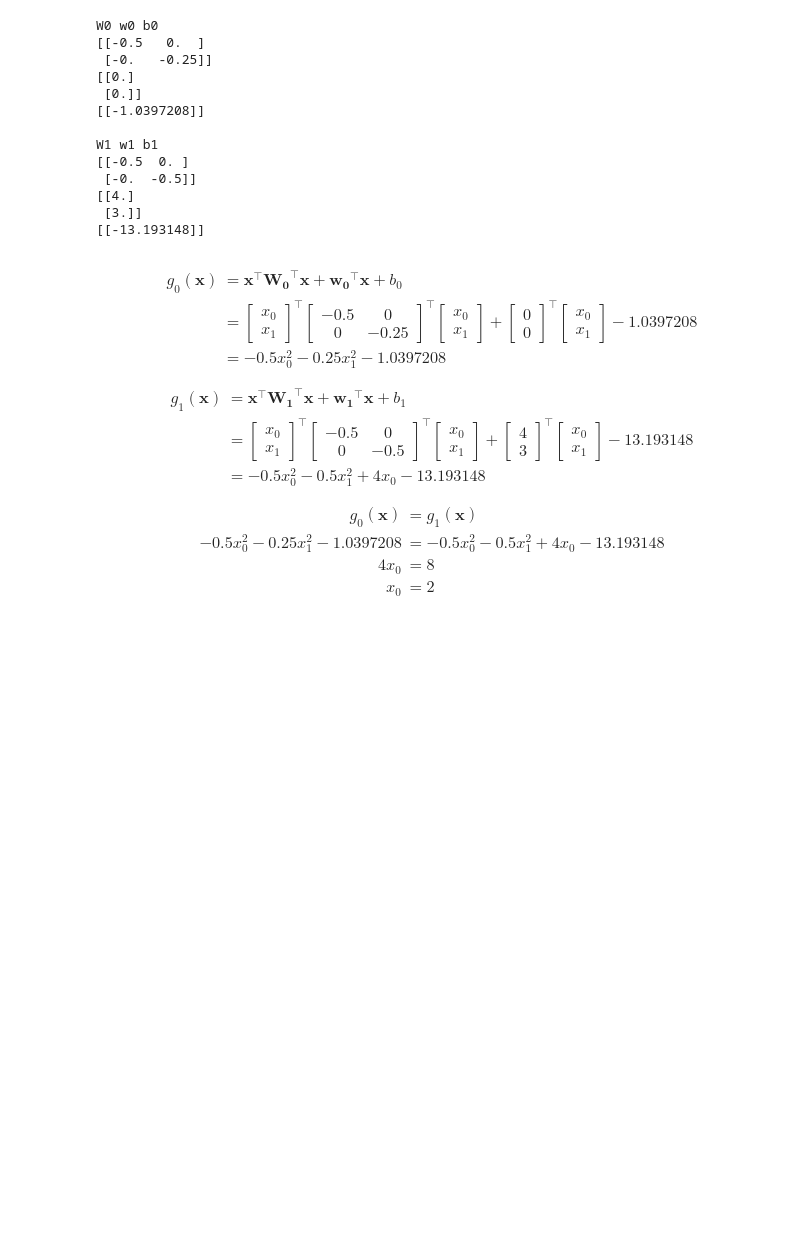
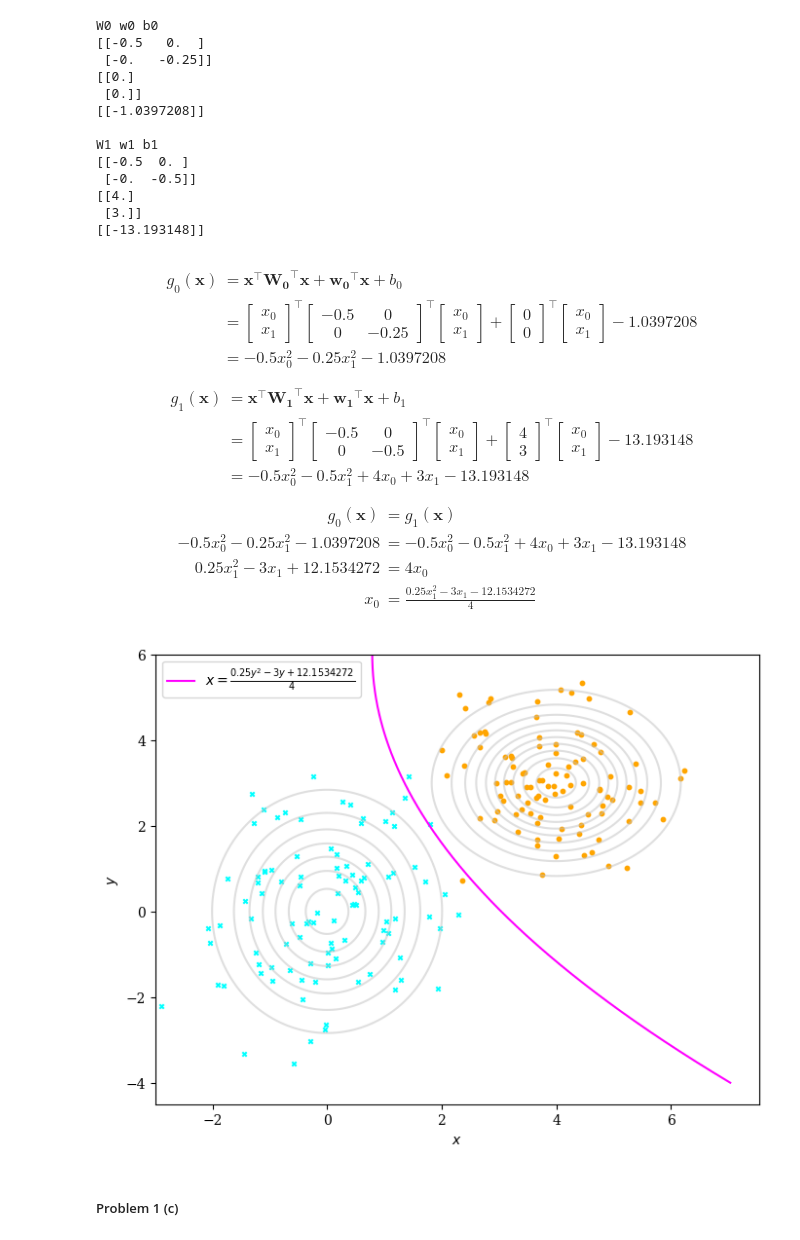
Before and after one commit to hongbozheng/machine-learning-signal-processing, a Jupyter notebook: problem_set_3/Untitled.ipynb, the cells around one changed output. Saved outputs shown, nothing was run; the diff lists cells and outputs as text; code cells hidden in the pictures; blank space fills up the shorter version.

Commit message:
finish problem set 3 problem 1

```diff
--- a/problem_set_3/Untitled.ipynb
+++ b/problem_set_3/Untitled.ipynb
@@ -201,12 +201,35 @@ W1 w1 b1
     \begin{bmatrix} -0.5 & 0 \\ 0 & -0.5 \end{bmatrix}^{\intercal}\begin{bmatrix}x_{0} \\ x_{1}\end{bmatrix} +
     \begin{bmatrix} 4 \\ 3\end{bmatrix}^{\intercal}\begin{bmatrix}x_{0} \\ x_{1}\end{bmatrix}
     -13.193148 \\
-    &= -0.5x_{0}^{2}-0.5x_{1}^{2}+4x_{0}-13.193148
+    &= -0.5x_{0}^{2}-0.5x_{1}^{2}+4x_{0}+3x_{1}-13.193148
 \end{align}
 
 \begin{align}
     g_{0}(\mathbf{x}) &= g_{1}(\mathbf{x}) \\
-    -0.5x_{0}^{2}-0.25x_{1}^{2}-1.0397208 &= -0.5x_{0}^{2}-0.5x_{1}^{2}+4x_{0}-13.193148 \\
-    4x_{0} &= 8 \\
-    x_{0} &= 2
+    -0.5x_{0}^{2}-0.25x_{1}^{2}-1.0397208 &= -0.5x_{0}^{2}-0.5x_{1}^{2}+4x_{0}+3x_{1}-13.193148 \\
+    0.25x_{1}^{2}-3x_{1}+12.1534272 &= 4x_{0} \\
+    x_{0} &= \frac{0.25x_{1}^{2}-3x_{1}-12.1534272}{4}
 \end{align}
+# %%
+y = numpy.linspace(start=-4, stop=6, num=500)
+x = (0.25*y**2-3*y+12.1534272)/4.0
+
+plt_decision_boundary(
+    rv0=rv0,
+    rv1=rv1,
+    mu0=mu0,
+    mu1=mu1,
+    data0=data0,
+    data1=data1,
+    marker_size=10,
+    rad=3,
+    num_pts=500,
+    levels=10,
+    disc_x=x,
+    disc_y=y,
+    label="$x=\\frac{0.25y^{2}-3y+12.1534272}{4}$"
+)
+# %% [output]
+[figure, added]
+# %% [markdown]
+##### Problem 1 (c)
```
Also changed, not shown: parts of 11 cells of this notebook.
